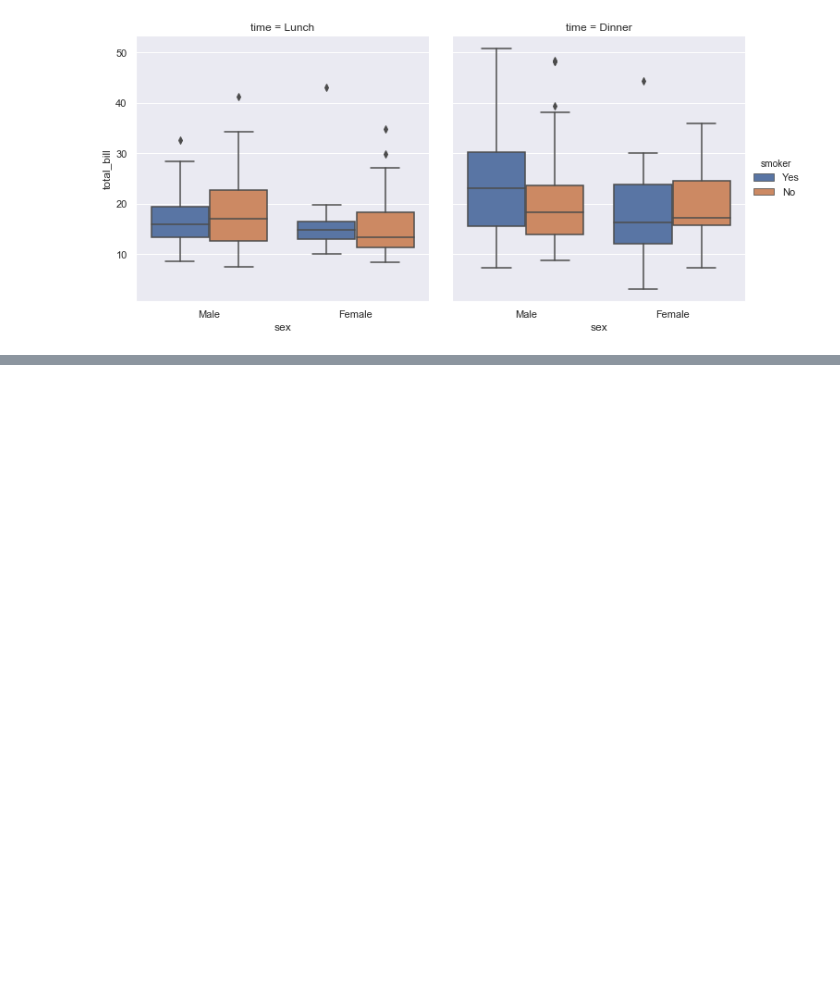
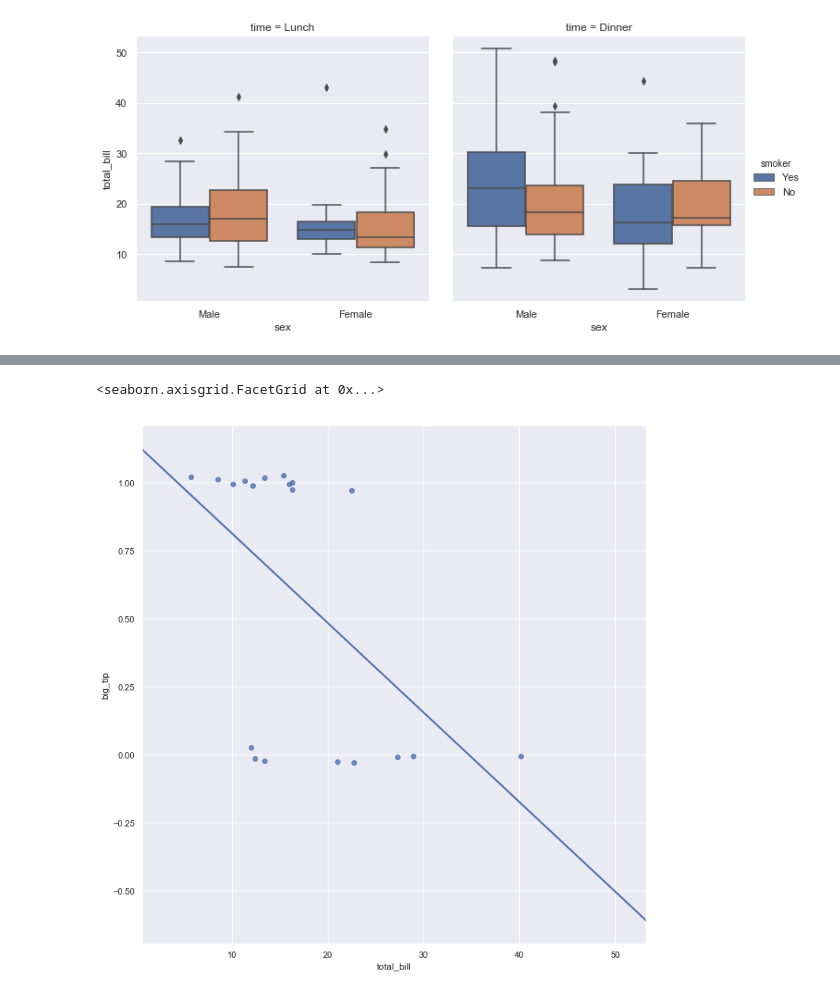
Before and after one commit to richardfeeney7/Fundamentals-Project, a Jupyter notebook: Fundamentals-Project 2019.ipynb, the cells around one changed output, grey strips where cells are left out. Saved outputs shown, nothing was run; the diff lists cells and outputs as text; code cells hidden in the pictures; blank space fills up the shorter version.

```diff
--- a/Fundamentals-Project 2019.ipynb
+++ b/Fundamentals-Project 2019.ipynb
@@ -292,0 +321,8 @@ sns.violinplot(x="day", y="total_bill", hue="smoker",split=True, inner="quart",d
+# %%
+# Used lmplot to view a logistic regression model for a dinary dependent variable.
+
+tips["big_tip"] = (fri.tip / fri.total_bill) > .15
+sns.lmplot(x="total_bill", y="big_tip", y_jitter=.03, data=tips, height=10, aspect=1, ci=None)
+# %% [output]
+<seaborn.axisgrid.FacetGrid at 0x...>
+[figure, added]
```
Also changed, not shown: parts of 6 cells of this notebook, 1 other file.
